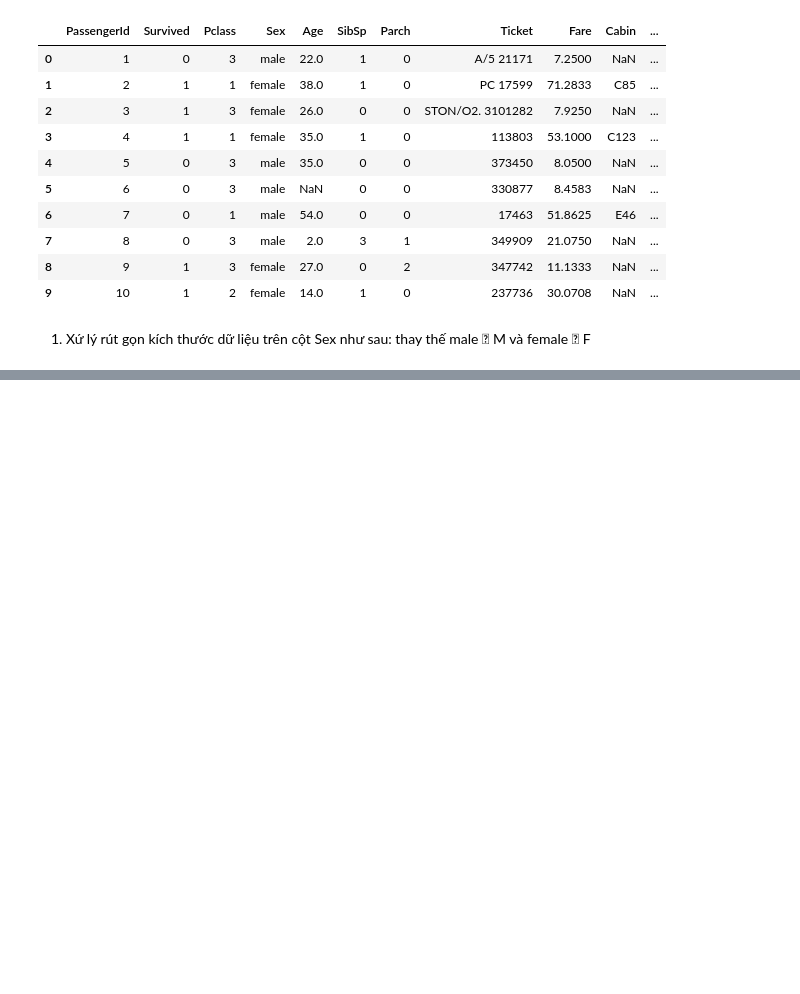
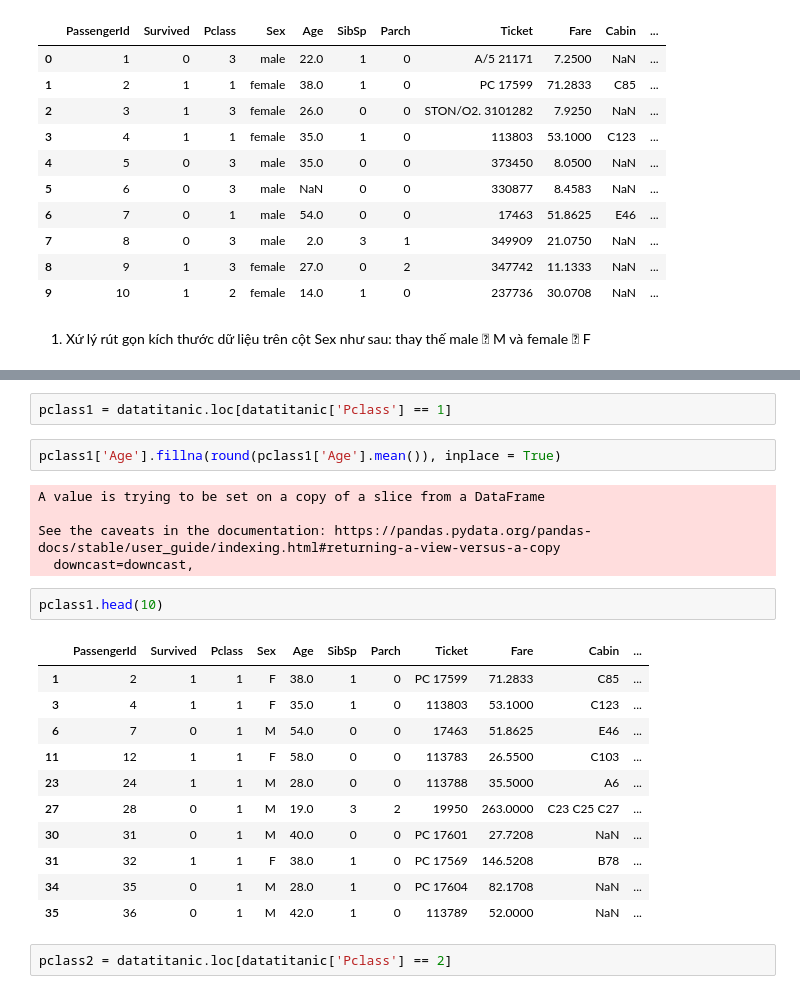
Before and after one commit to PhamBaVuong/DataAnalysisDeepLearning, a Jupyter notebook: Lab04.ipynb, the cells around one changed output, grey strips where cells are left out. Saved outputs shown, nothing was run; the diff lists cells and outputs as text; blank space fills up the shorter version.

```diff
--- a/Lab04.ipynb
+++ b/Lab04.ipynb
@@ -110,0 +130,25 @@ AttributeError: ignored
+# %%
+pclass1 = datatitanic.loc[datatitanic['Pclass'] == 1]
+# %%
+pclass1['Age'].fillna(round(pclass1['Age'].mean()), inplace = True)
+# %% [output]
+A value is trying to be set on a copy of a slice from a DataFrame
+
+See the caveats in the documentation: https://pandas.pydata.org/pandas-docs/stable/user_guide/indexing.html#returning-a-view-versus-a-copy
+  downcast=downcast,
+# %%
+pclass1.head(10)
+# %% [output]
+|  | PassengerId | Survived | Pclass | Sex | Age | SibSp | Parch | Ticket | Fare | Cabin | ... |
+| 1 | 2 | 1 | 1 | F | 38.0 | 1 | 0 | PC 17599 | 71.2833 | C85 | ... |
+| 3 | 4 | 1 | 1 | F | 35.0 | 1 | 0 | 113803 | 53.1000 | C123 | ... |
+| 6 | 7 | 0 | 1 | M | 54.0 | 0 | 0 | 17463 | 51.8625 | E46 | ... |
+| 11 | 12 | 1 | 1 | F | 58.0 | 0 | 0 | 113783 | 26.5500 | C103 | ... |
+| 23 | 24 | 1 | 1 | M | 28.0 | 0 | 0 | 113788 | 35.5000 | A6 | ... |
+| 27 | 28 | 0 | 1 | M | 19.0 | 3 | 2 | 19950 | 263.0000 | C23 C25 C27 | ... |
+| 30 | 31 | 0 | 1 | M | 40.0 | 0 | 0 | PC 17601 | 27.7208 | NaN | ... |
+| 31 | 32 | 1 | 1 | F | 38.0 | 1 | 0 | PC 17569 | 146.5208 | B78 | ... |
+| 34 | 35 | 0 | 1 | M | 28.0 | 1 | 0 | PC 17604 | 82.1708 | NaN | ... |
+| 35 | 36 | 0 | 1 | M | 42.0 | 1 | 0 | 113789 | 52.0000 | NaN | ... |
+# %%
+pclass2 = datatitanic.loc[datatitanic['Pclass'] == 2]
```
Also changed, not shown: parts of 18 cells of this notebook.
